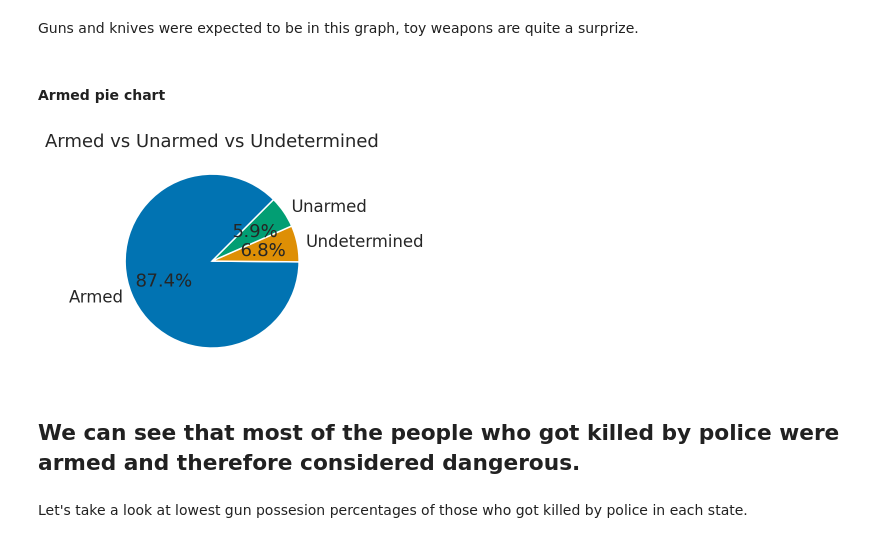
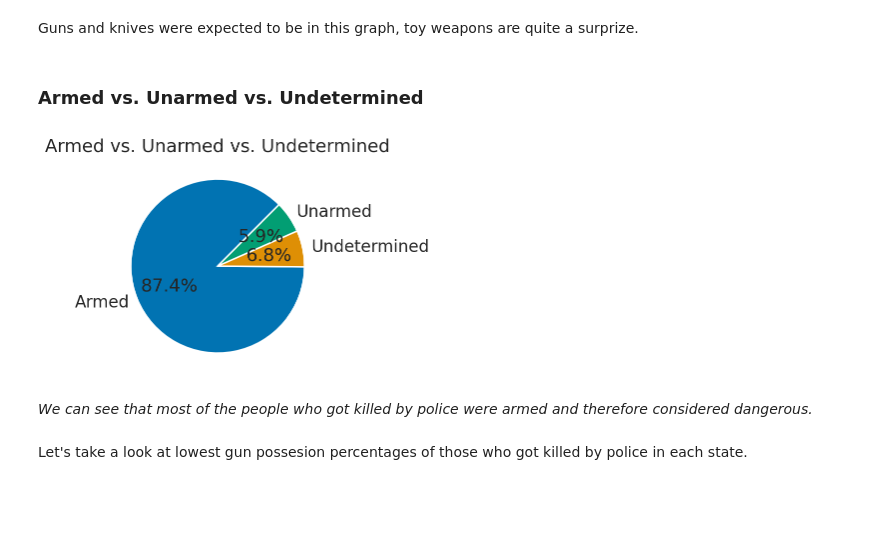
Before and after one commit to vadimiljin/capstone1, a Jupyter notebook: 141.ipynb, the cells around one changed output. Cells and saved outputs as stored; diff of their text form; code cells hidden in the pictures; blank space fills up the shorter version.

```diff
--- a/141.ipynb
+++ b/141.ipynb
@@ -695,26 +708,26 @@ plt.show()
 [figure]
 # %% [markdown]
 Guns and knives were expected to be in this graph, toy weapons are quite a surprize.
-# %% [markdown]
-#### Armed pie chart
+# %% [markdown]
+### Armed vs. Unarmed vs. Undetermined
 # %%
 unarmed = len(shootings_df["armed"].loc[shootings_df["armed"].isin(["unarmed"])])
 undetermined = len(
     shootings_df["armed"].loc[shootings_df["armed"].isin(["undetermined"])]
 )
 armed = len(
     shootings_df["armed"].loc[~shootings_df["armed"].isin(["unarmed", "undetermined"])]
 )
 fig = plt.figure()
 data = [armed, undetermined, unarmed]
 labels = ["Armed", "Undetermined", "Unarmed"]
 plt.pie(data, labels=labels, autopct="%.1f%%", startangle=45, labeldistance=1.1)
-plt.title("Armed vs Unarmed vs Undetermined")
+plt.title("Armed vs. Unarmed vs. Undetermined")
 plt.show()
 # %% [output]
-[figure, old version]
+[figure, new version]
 # %% [markdown]
-## We can see that most of the people who got killed by police were armed and therefore considered dangerous.
+_We can see that most of the people who got killed by police were armed and therefore considered dangerous._
 # %% [markdown]
 Let's take a look at lowest gun possesion percentages of those who got killed by police in each state.
 # %%
```
Also changed, not shown: parts of 107 cells of this notebook.
